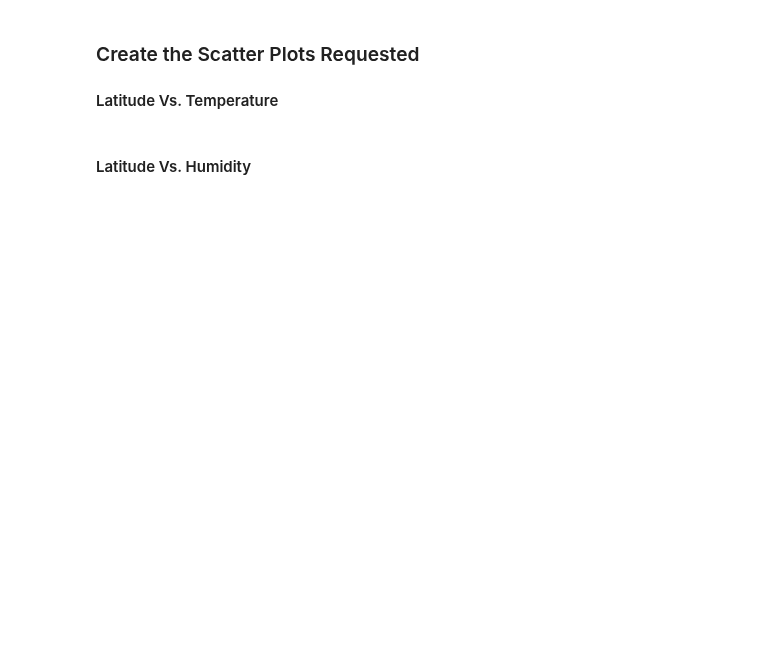
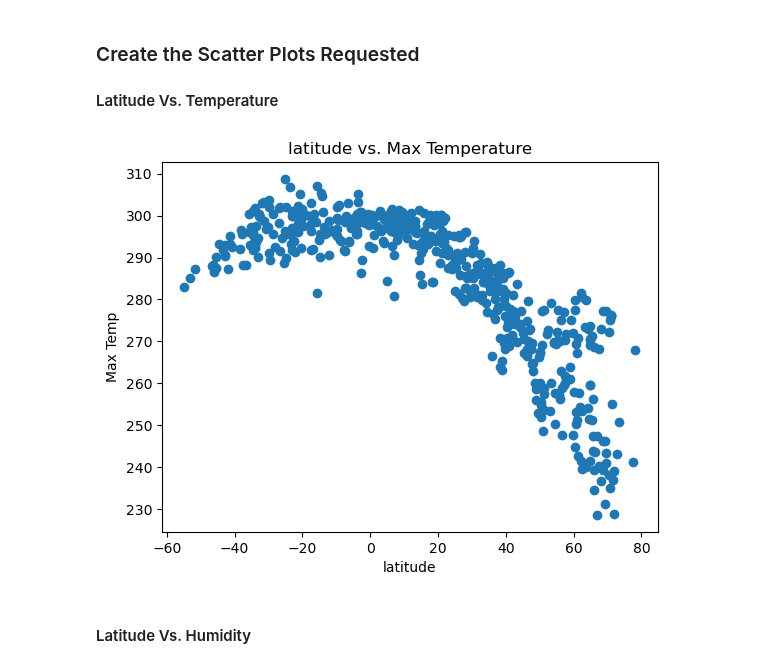
Before and after one commit to b-wild/API_challenge, a Jupyter notebook: WeatherPy_assigment.ipynb, the cells around one changed output. Saved outputs shown, nothing was run; the diff lists cells and outputs as text; code cells hidden in the pictures; blank space fills up the shorter version.

```diff
--- a/WeatherPy_assigment.ipynb
+++ b/WeatherPy_assigment.ipynb
@@ -181,17 +237,19 @@ city_data_df.head()
 #### Latitude Vs. Temperature
 # %%
 # Build scatter plot for latitude vs. temperature
-plt.scatter(city_data_df["Lat"], city_data_df["temperature"])
+plt.scatter(city_data_df["Lat"], city_data_df["Max Temp"])
 plt.xlabel("latitude")
-plt.ylabel("temperature")
-plt.title("latitude vs. temperature")
+plt.ylabel("Max Temp")
+plt.title("latitude vs. Max Temperature")
 
 
 # Save the figure
 plt.savefig("output_data/Fig1.png")
 
 # Show plot
 plt.show()
+# %% [output]
+[figure, added]
 # %% [markdown]
 #### Latitude Vs. Humidity
 # %%
```
Also changed, not shown: parts of 21 cells of this notebook, 6 other files.
